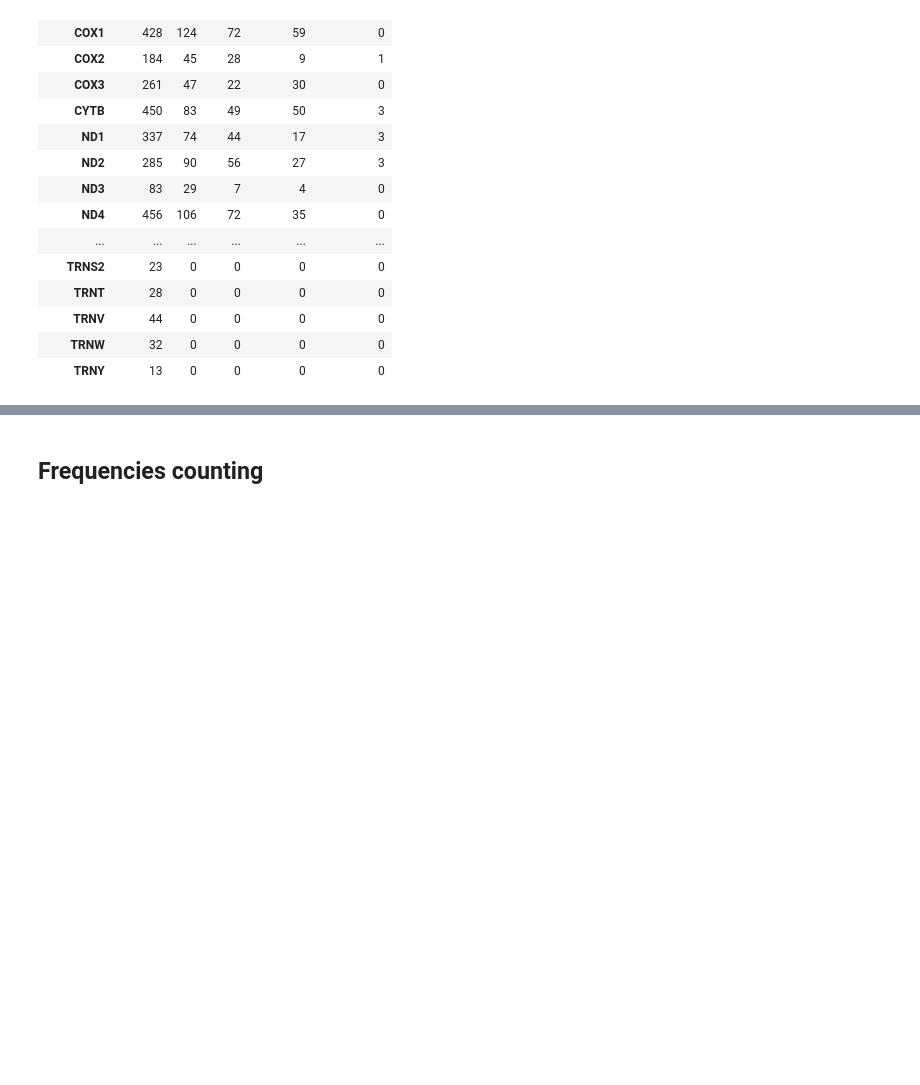
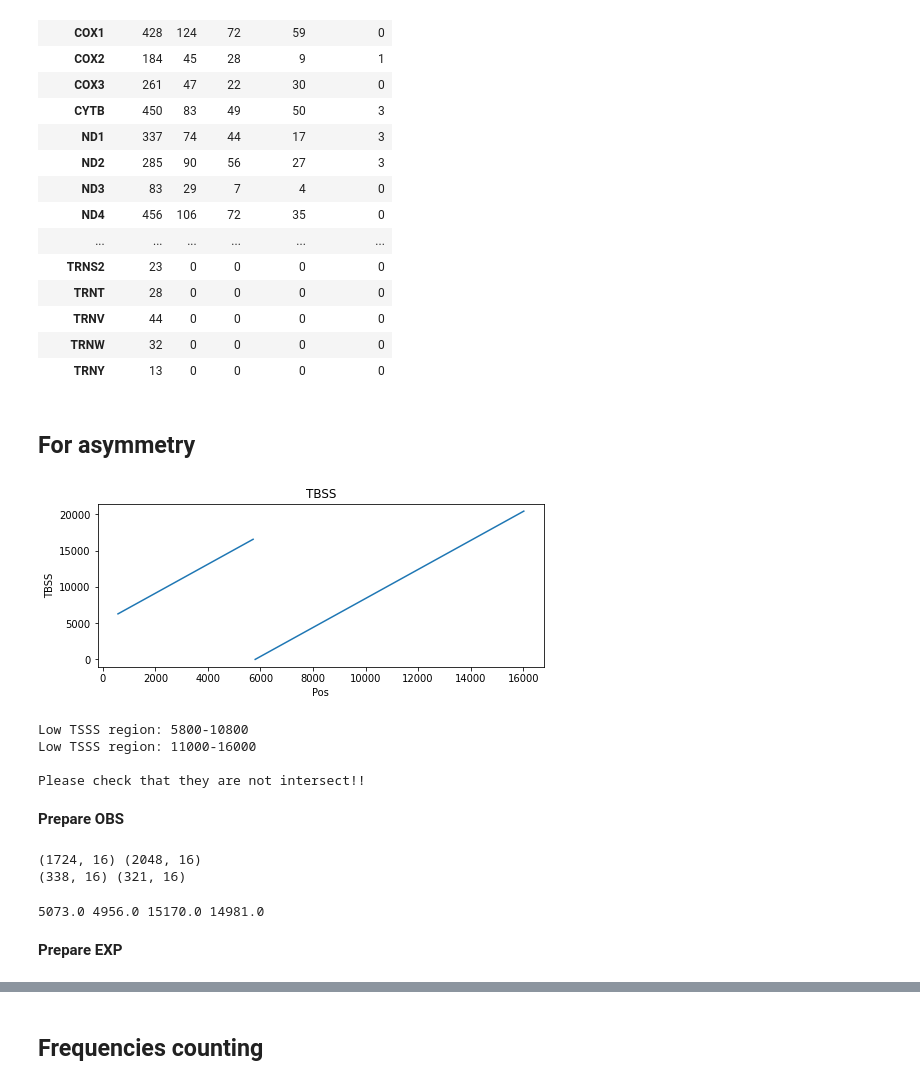
Before and after one commit to mitoclub/mtdnaMutSpecOfCancers, a Jupyter notebook: notebooks/mut_EDA.ipynb, the cells around one changed output, grey strips where cells are left out. Saved outputs shown, nothing was run; the diff lists cells and outputs as text; code cells hidden in the pictures; blank space fills up the shorter version.

Commit message:
cancer tsss split for asymm

```diff
--- a/notebooks/mut_EDA.ipynb
+++ b/notebooks/mut_EDA.ipynb
@@ -200,3 +200,7 @@ mutations.head()
 | 2 | Bladder | 200.0 | 10.1400 | 6011 | T | TTA | 1 | CDS | COX1 | ... |
 | 3 | Bladder | 200.0 | 37.3900 | 7706 | G | TGC | 1 | CDS | COX2 | ... |
 | 4 | Esophagus | 11.0 | 0.7013 | 7706 | G | TGC | 1 | CDS | COX2 | ... |
+# %%
+Ref = pd.read_csv("../data/processed/ref_annot.csv")
+print(Ref.shape)
+Ref.head()
@@ -271,3 +283,61 @@ mutations_summary(mutations, gene_col="GeneName")
 | TRNV | 44 | 0 | 0 | 0 | 0 |
 | TRNW | 32 | 0 | 0 | 0 | 0 |
 | TRNY | 13 | 0 | 0 | 0 | 0 |
+# %% [markdown]
+## For asymmetry
+# %%
+plt.figure(figsize=(8, 3))
+plt.plot(Ref.Pos, Ref.TBSS)
+plt.title("TBSS")
+plt.ylabel("TBSS")
+plt.xlabel("Pos")
+plt.show()
+# %% [output]
+[figure, added]
+# %%
+major_arc_min_pos = 5800
+major_arc_max_pos = 16000
+
+region_size = 5000
+print(f"Low TSSS region: {major_arc_min_pos}-{major_arc_min_pos+region_size}\nLow TSSS region: {major_arc_max_pos-region_size}-{major_arc_max_pos}\n")
+print("Please check that they are not intersect!!")
+# %% [output]
+Low TSSS region: 5800-10800
+Low TSSS region: 11000-16000
+
+Please check that they are not intersect!!
+# %% [markdown]
+**Prepare OBS**
+# %%
+obs_low_tsss_all = mutations[
+    (mutations.Type != "D-loop") &
+    (mutations.Pos > major_arc_min_pos) &
+    (mutations.Pos < major_arc_min_pos+region_size) &
+    (mutations.Strand == 1)
+]
+obs_high_tsss_all = mutations[
+    (mutations.Type != "D-loop") &
+    (mutations.Pos > major_arc_max_pos-region_size) &
+    (mutations.Pos < major_arc_max_pos) &
+    (mutations.Strand == 1)
+]
+
+obs_low_tsss_syn = obs_low_tsss_all[obs_low_tsss_all.Label >= 1]
+obs_high_tsss_syn = obs_high_tsss_all[obs_high_tsss_all.Label >= 1]
+
+print(obs_low_tsss_all.shape, obs_high_tsss_all.shape)
+print(obs_low_tsss_syn.shape, obs_high_tsss_syn.shape)
+# %% [output]
+(1724, 16) (2048, 16)
+(338, 16) (321, 16)
+# %%
+print(
+    obs_low_tsss_all.TBSS.mean().round(),
+    obs_low_tsss_syn.TBSS.mean().round(),
+    obs_high_tsss_all.TBSS.mean().round(),
+    obs_high_tsss_syn.TBSS.mean().round(),
+)
+# %% [output]
+5073.0 4956.0 15170.0 14981.0
+# %% [markdown]
+**Prepare EXP**
```
Also changed, not shown: parts of 11 cells of this notebook, 4 other files.
